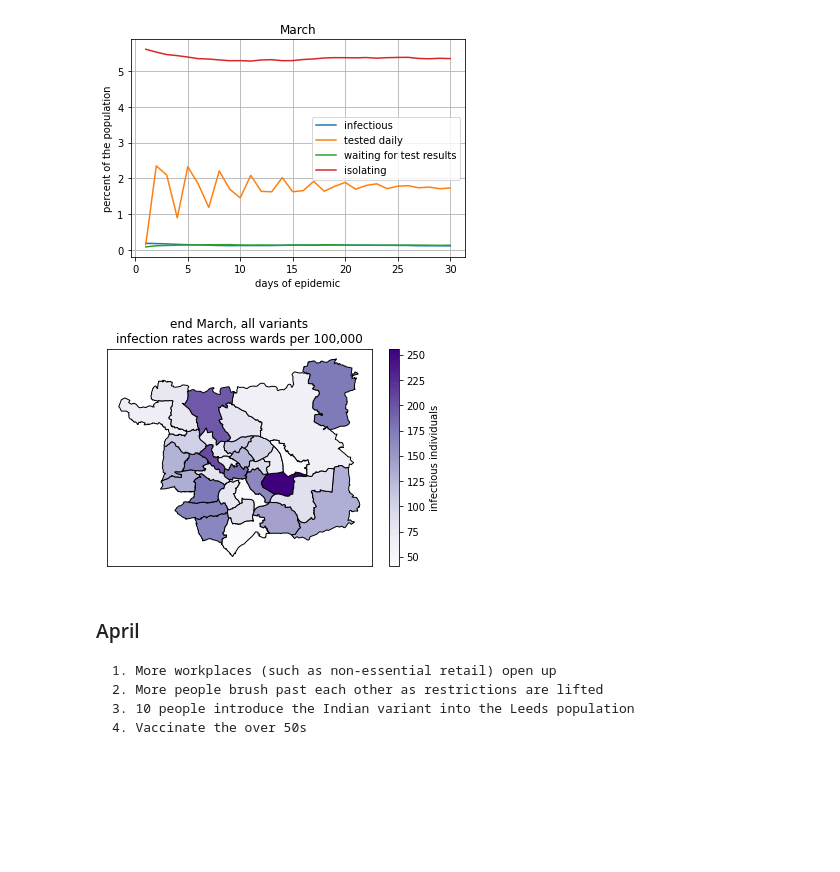
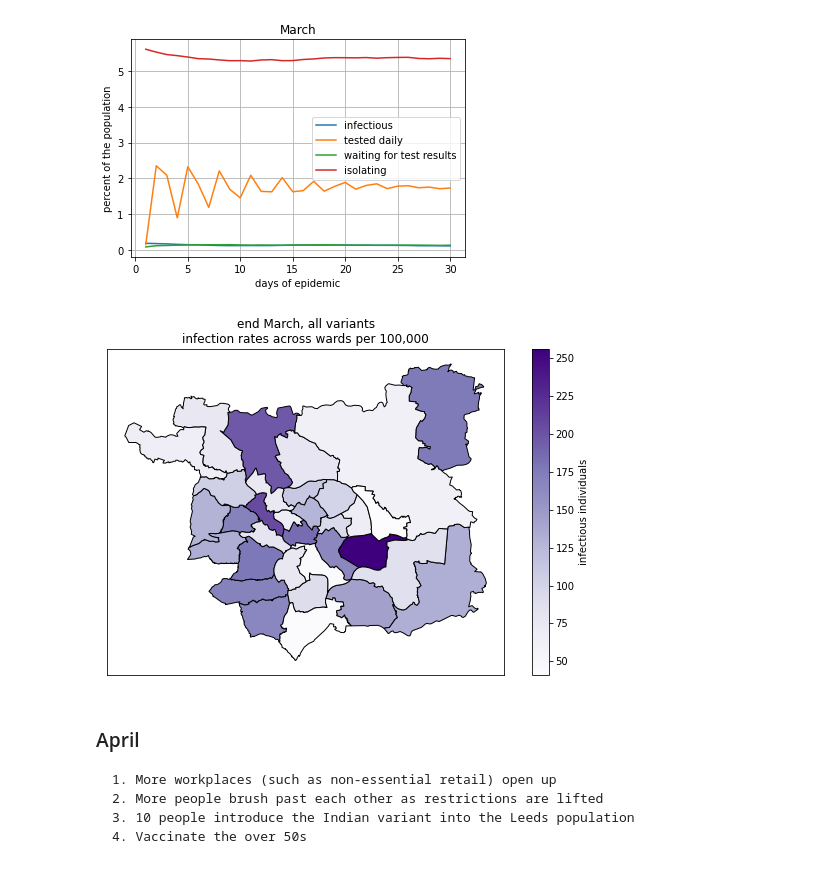
Before and after one commit to jeremy-large/CODiT, a Jupyter notebook: share/codit/notebooks/surge_vaccinations.ipynb, the cells around one changed output. Cells and saved outputs as stored; diff of their text form; code cells hidden in the pictures; blank space fills up the shorter version.

```diff
--- a/share/codit/notebooks/surge_vaccinations.ipynb
+++ b/share/codit/notebooks/surge_vaccinations.ipynb
@@ -132,10 +132,11 @@ o_March.recorder.plot(title="March")
 2021-05-16 17:45:35.978 INFO      20.8 percent of the population was infected during the epidemic
 [figure]
 # %%
+plt.rcParams["figure.figsize"] = [10, 6]
 r = o_March.recorder.components[-1]
 r.map_incidence(r.infectious, title='end March, all variants', end_date=True, per_hundred_k=True)
 # %% [output]
-[figure, old version]
+[figure, new version]
 # %% [markdown]
 ### April
     1. More workplaces (such as non-essential retail) open up
```
Also changed, not shown: parts of 5 cells of this notebook.
